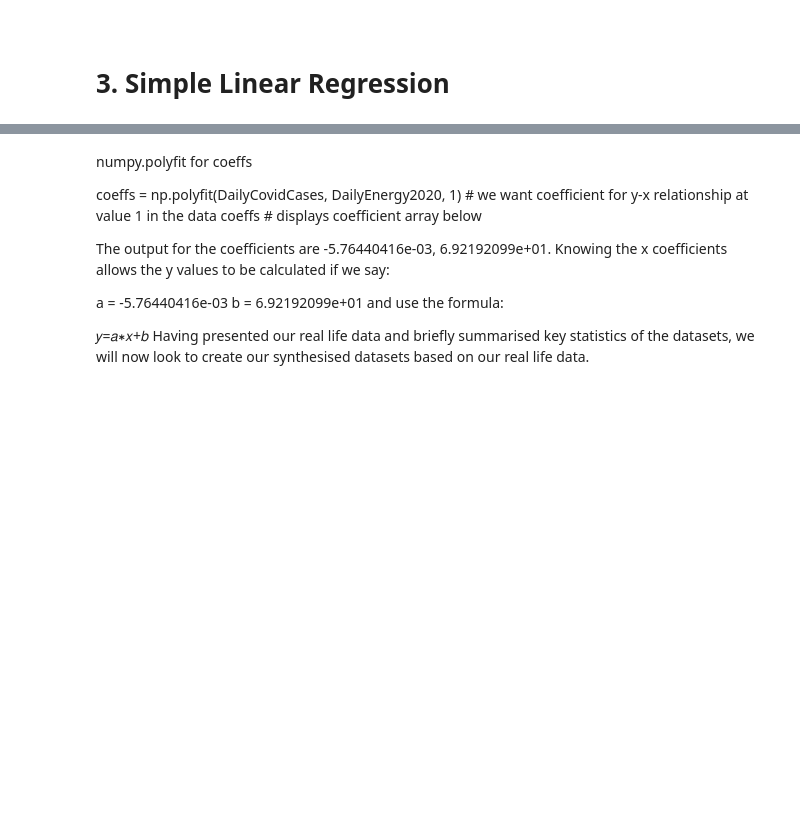
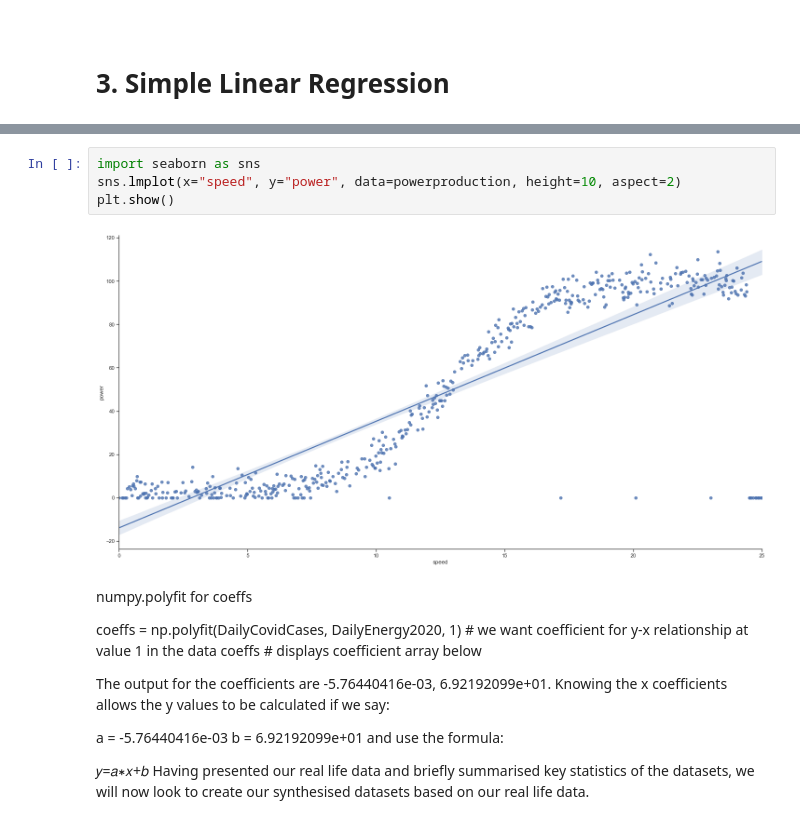
Before and after one commit to Keitho08/Fundamentals_Project2020, a Jupyter notebook: Fundamentals_Project_2020.ipynb, the cells around one changed output, grey strips where cells are left out. Cells and saved outputs as stored; diff of their text form; blank space fills up the shorter version.

```diff
--- a/Fundamentals_Project_2020.ipynb
+++ b/Fundamentals_Project_2020.ipynb
@@ -143,3 +218,9 @@ Having imported and briefly analysed our dataset, we are now ready to move onto
+# %%
+import seaborn as sns
+sns.lmplot(x="speed", y="power", data=powerproduction, height=10, aspect=2)
+plt.show()
+# %% [output]
+[figure, added]
 # %% [markdown]
 
 
```
Also changed, not shown: parts of 7 cells of this notebook.
